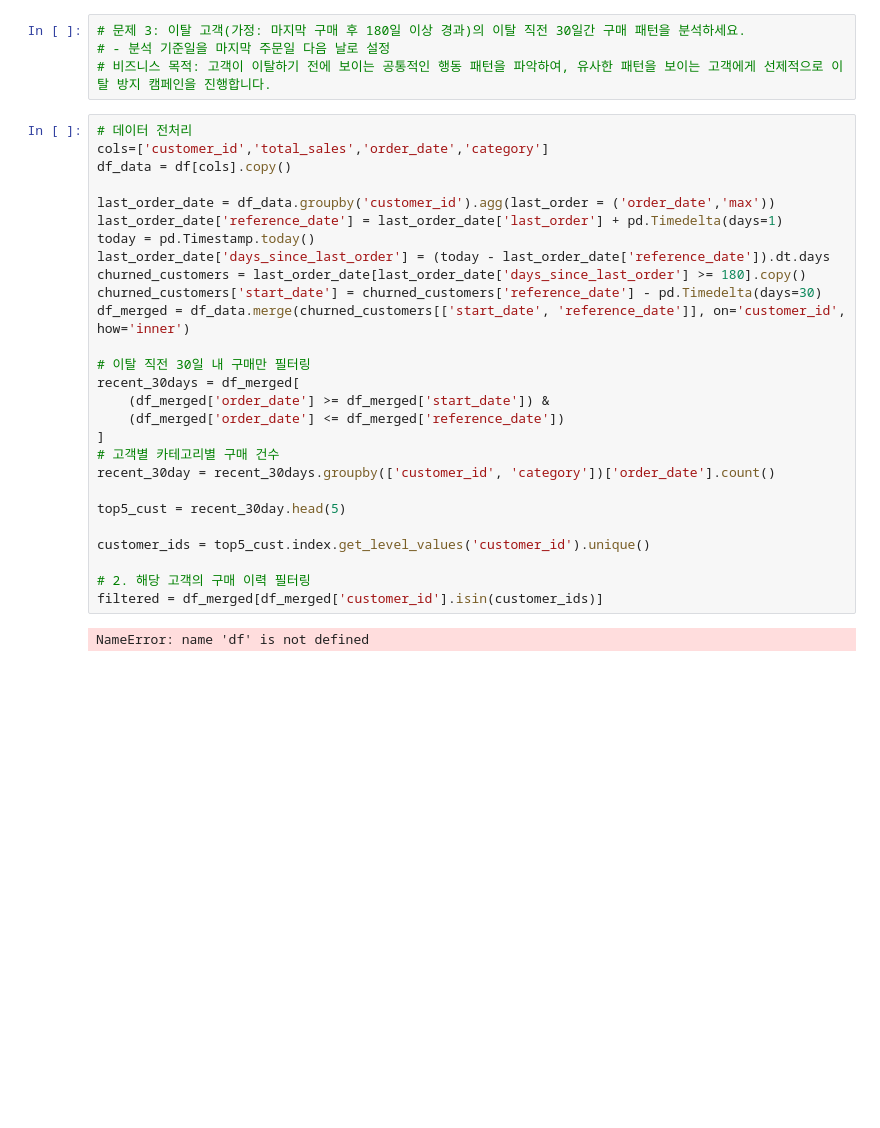
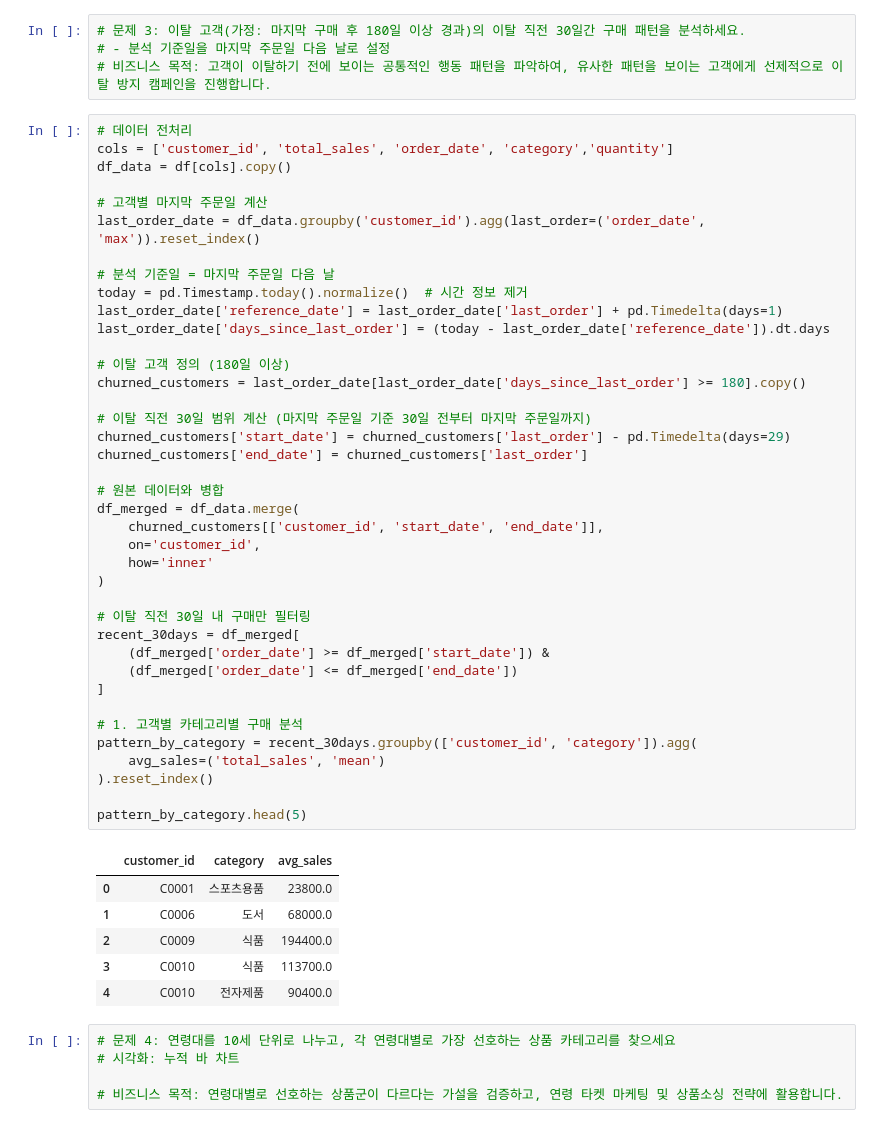
Before and after one commit to Happy-o3ov/big20-python-project1-team3, a Jupyter notebook: 실습문제/02 고객분석.ipynb, the cells around one changed output. Drawn from its saved outputs; the diff is of its cells as text; blank space fills up the shorter version.

```diff
--- a/실습문제/02 고객분석.ipynb
+++ b/실습문제/02 고객분석.ipynb
@@ -95,30 +108,52 @@ NameError: name 'df' is not defined
 # 비즈니스 목적: 고객이 이탈하기 전에 보이는 공통적인 행동 패턴을 파악하여, 유사한 패턴을 보이는 고객에게 선제적으로 이탈 방지 캠페인을 진행합니다.
 # %%
 # 데이터 전처리
-cols=['customer_id','total_sales','order_date','category']
+cols = ['customer_id', 'total_sales', 'order_date', 'category','quantity']
 df_data = df[cols].copy()
 
-last_order_date = df_data.groupby('customer_id').agg(last_order = ('order_date','max'))
+# 고객별 마지막 주문일 계산
+last_order_date = df_data.groupby('customer_id').agg(last_order=('order_date', 'max')).reset_index()
+
+# 분석 기준일 = 마지막 주문일 다음 날
+today = pd.Timestamp.today().normalize()  # 시간 정보 제거
 last_order_date['reference_date'] = last_order_date['last_order'] + pd.Timedelta(days=1)
-today = pd.Timestamp.today()
 last_order_date['days_since_last_order'] = (today - last_order_date['reference_date']).dt.days
+
+# 이탈 고객 정의 (180일 이상)
 churned_customers = last_order_date[last_order_date['days_since_last_order'] >= 180].copy()
-churned_customers['start_date'] = churned_customers['reference_date'] - pd.Timedelta(days=30)
-df_merged = df_data.merge(churned_customers[['start_date', 'reference_date']], on='customer_id', how='inner')
+
+# 이탈 직전 30일 범위 계산 (마지막 주문일 기준 30일 전부터 마지막 주문일까지)
+churned_customers['start_date'] = churned_customers['last_order'] - pd.Timedelta(days=29)
+churned_customers['end_date'] = churned_customers['last_order']
+
+# 원본 데이터와 병합
+df_merged = df_data.merge(
+    churned_customers[['customer_id', 'start_date', 'end_date']],
+    on='customer_id',
+    how='inner'
+)
 
 # 이탈 직전 30일 내 구매만 필터링
 recent_30days = df_merged[
     (df_merged['order_date'] >= df_merged['start_date']) &
-    (df_merged['order_date'] <= df_merged['reference_date'])
+    (df_merged['order_date'] <= df_merged['end_date'])
 ]
-# 고객별 카테고리별 구매 건수
-recent_30day = recent_30days.groupby(['customer_id', 'category'])['order_date'].count()
 
-top5_cust = recent_30day.head(5)
+# 1. 고객별 카테고리별 구매 분석
+pattern_by_category = recent_30days.groupby(['customer_id', 'category']).agg(
+    avg_sales=('total_sales', 'mean')
+).reset_index()
 
-customer_ids = top5_cust.index.get_level_values('customer_id').unique()
-
-# 2. 해당 고객의 구매 이력 필터링
-filtered = df_merged[df_merged['customer_id'].isin(customer_ids)]
+pattern_by_category.head(5)
 # %% [output]
-NameError: name 'df' is not defined
+|  | customer_id | category | avg_sales |
+| 0 | C0001 | 스포츠용품 | 23800.0 |
+| 1 | C0006 | 도서 | 68000.0 |
+| 2 | C0009 | 식품 | 194400.0 |
+| 3 | C0010 | 식품 | 113700.0 |
+| 4 | C0010 | 전자제품 | 90400.0 |
+# %%
+# 문제 4: 연령대를 10세 단위로 나누고, 각 연령대별로 가장 선호하는 상품 카테고리를 찾으세요
+# 시각화: 누적 바 차트
+
+# 비즈니스 목적: 연령대별로 선호하는 상품군이 다르다는 가설을 검증하고, 연령 타켓 마케팅 및 상품소싱 전략에 활용합니다.
```
Also changed, not shown: parts of 5 cells of this notebook.
